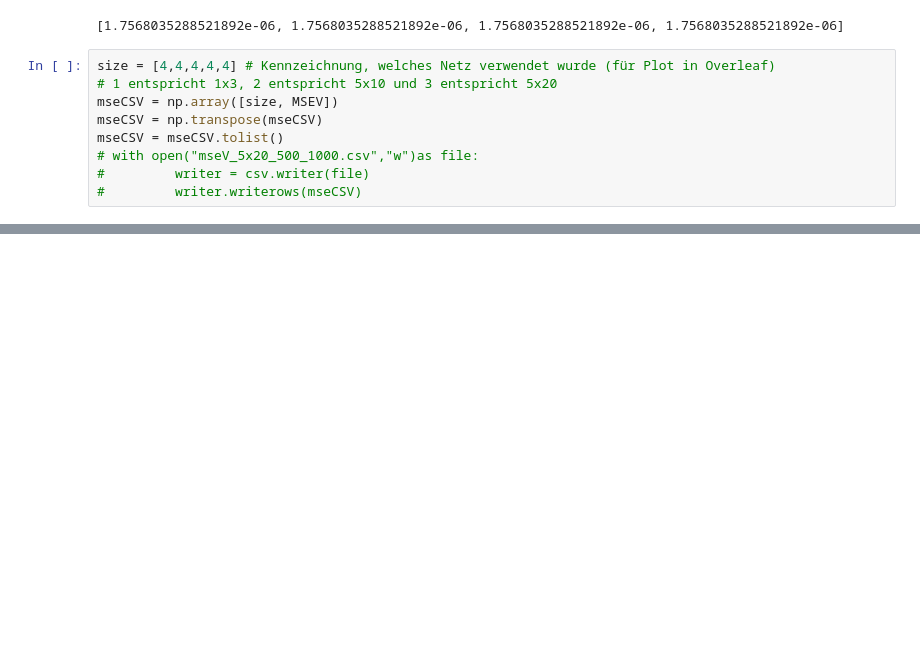
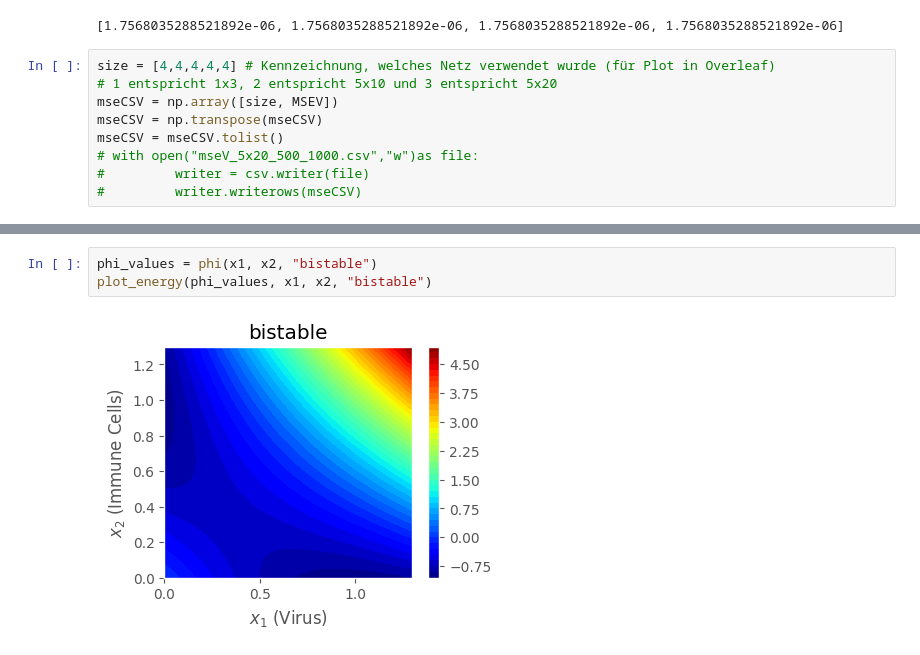
Before and after one commit to tirtho109/MasterThesis, a Jupyter notebook: src/SCIANN/sciann_model2.ipynb, the cells around one changed output, grey strips where cells are left out. Drawn from its saved outputs; the diff is of its cells as text; blank space fills up the shorter version.

```diff
--- a/src/SCIANN/sciann_model2.ipynb
+++ b/src/SCIANN/sciann_model2.ipynb
@@ -442,0 +491,5 @@ mseCSV = mseCSV.tolist()
+# %%
+phi_values = phi(x1, x2, "bistable")
+plot_energy(phi_values, x1, x2, "bistable")
+# %% [output]
+[figure, added]
```
Also changed, not shown: parts of 9 cells of this notebook, 1 other file.
